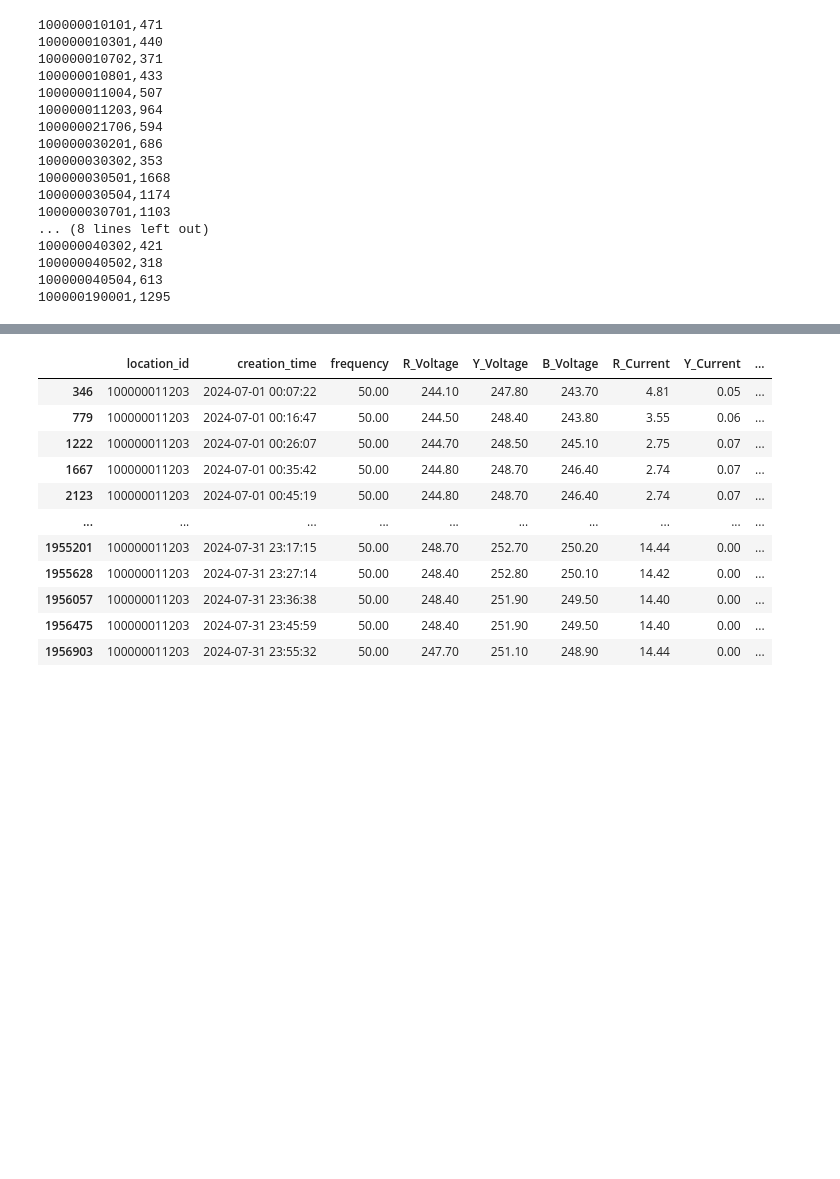
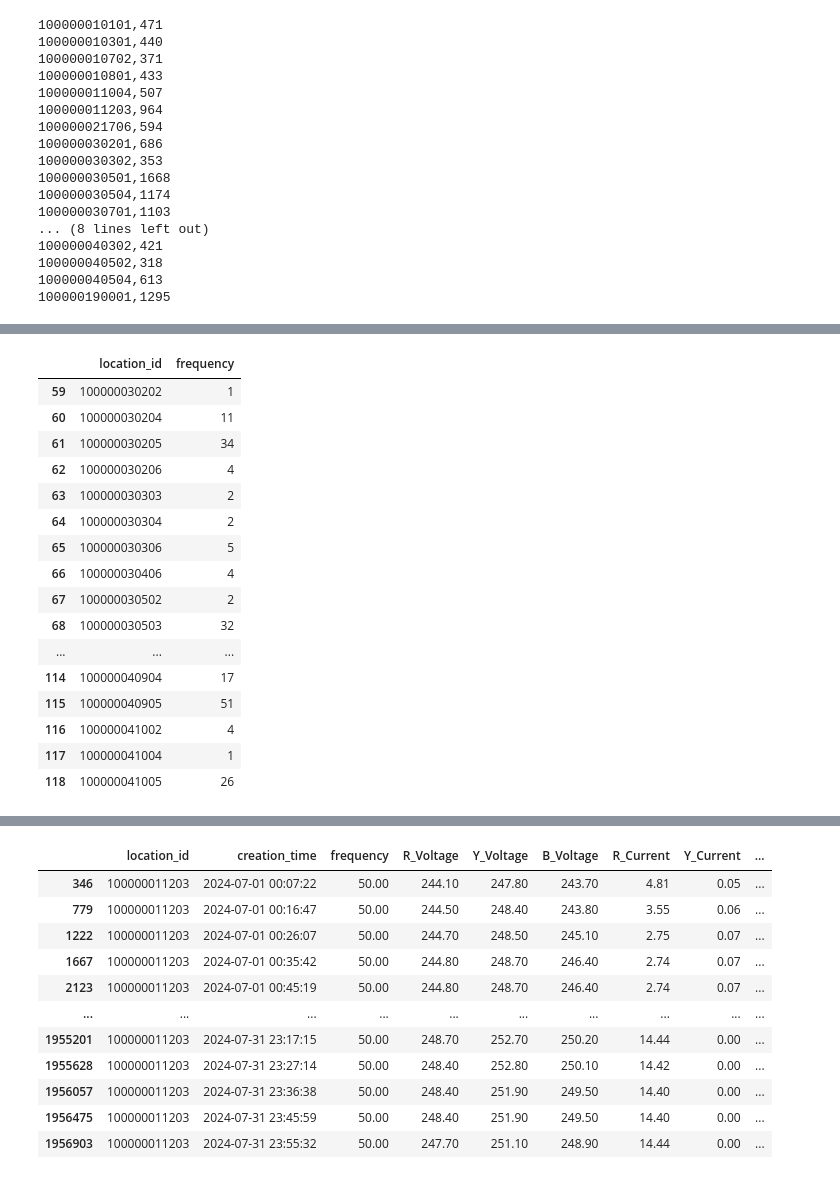
Before and after one commit to Harshvardhan1407/TensorFlow, a Jupyter notebook: load_prediction.ipynb, the cells around one changed output, grey strips where cells are left out. Cells and saved outputs as stored; diff of their text form; code cells hidden in the pictures; blank space fills up the shorter version.

```diff
--- a/load_prediction.ipynb
+++ b/load_prediction.ipynb
@@ -193,0 +247,20 @@ for id , dt1 in df[df['Load_kW']>3].groupby('location_id'):
+# %%
+df3[df3['Load_kW']>4].groupby('location_id').count().reset_index()[['location_id',"frequency"]].iloc[59:].head(60)#['Load_kW'].plot()
+# %% [output]
+|  | location_id | frequency |
+| 59 | 100000030202 | 1 |
+| 60 | 100000030204 | 11 |
+| 61 | 100000030205 | 34 |
+| 62 | 100000030206 | 4 |
+| 63 | 100000030303 | 2 |
+| 64 | 100000030304 | 2 |
+| 65 | 100000030306 | 5 |
+| 66 | 100000030406 | 4 |
+| 67 | 100000030502 | 2 |
+| 68 | 100000030503 | 32 |
+| ... | ... | ... |
+| 114 | 100000040904 | 17 |
+| 115 | 100000040905 | 51 |
+| 116 | 100000041002 | 4 |
+| 117 | 100000041004 | 1 |
+| 118 | 100000041005 | 26 |
```
Also changed, not shown: parts of 9 cells of this notebook.
